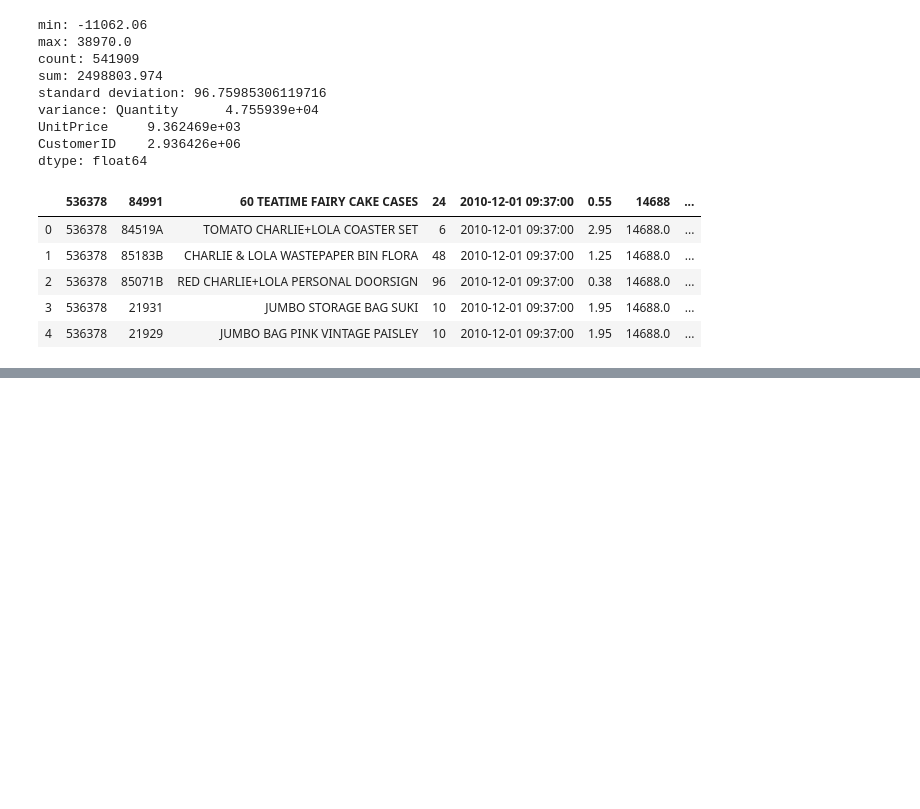
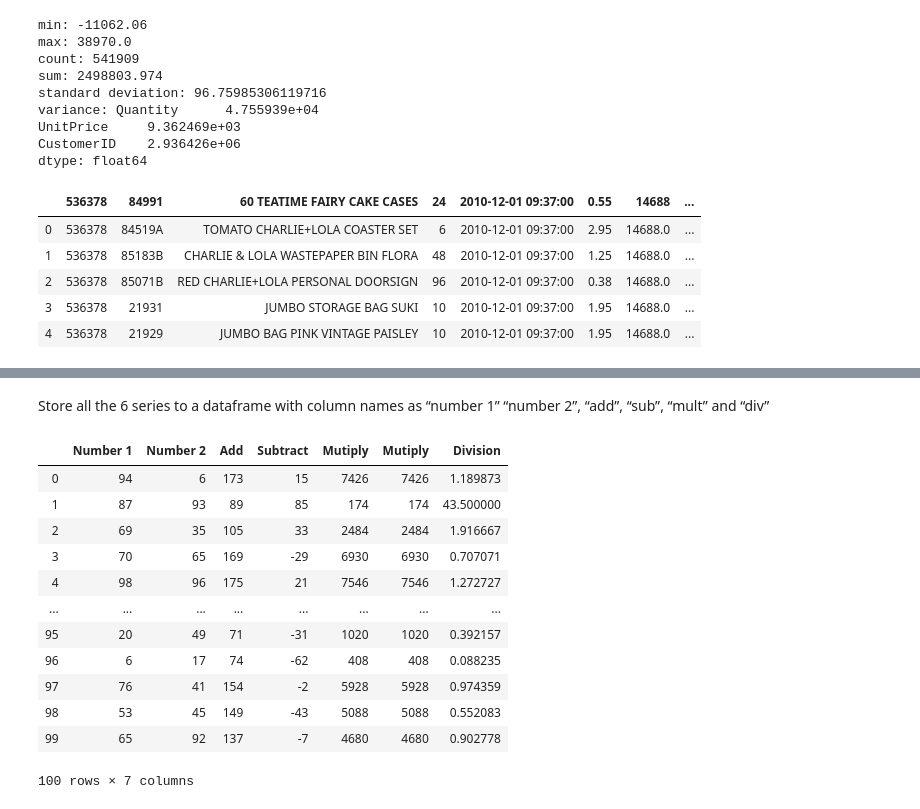
Before and after one commit to manohar2000/Deep-Learning-Labs, a Jupyter notebook: Lab2/Lab2-part1.ipynb, the cells around one changed output, grey strips where cells are left out. Saved outputs shown, nothing was run; the diff lists cells and outputs as text; code cells hidden in the pictures; blank space fills up the shorter version.

```diff
--- a/Lab2/Lab2-part1.ipynb
+++ b/Lab2/Lab2-part1.ipynb
@@ -126,0 +302,3 @@ filter_col.head()
+# %%
+add = pd.DataFrame(np.add(df1,df2).values,columns=["Add"])
+add
@@ -126,0 +319,3 @@ filter_col.head()
+# %%
+subtract = pd.DataFrame(np.subtract(df1,df2).values,columns=["Subtract"])
+add
@@ -126,0 +336,3 @@ filter_col.head()
+# %%
+multiply = pd.DataFrame(np.multiply(df1,df2).values,columns=["Mutiply"])
+multiply.head(10)
@@ -126,0 +351,3 @@ filter_col.head()
+# %%
+div = pd.DataFrame(np.true_divide(df1,df2).values,columns=["Division"])
+div.head(10)
@@ -126,0 +366,19 @@ filter_col.head()
+# %% [markdown]
+Store all the 6 series to a dataframe with column names as “number 1” “number 2”, “add”, “sub”, “mult” and “div”
+# %%
+combined = pd.concat([df1, df2,add,subtract,multiply,multiply,div], axis=1)
+combined
+# %% [output]
+|  | Number 1 | Number 2 | Add | Subtract | Mutiply | Mutiply | Division |
+| 0 | 94 | 6 | 173 | 15 | 7426 | 7426 | 1.189873 |
+| 1 | 87 | 93 | 89 | 85 | 174 | 174 | 43.500000 |
+| 2 | 69 | 35 | 105 | 33 | 2484 | 2484 | 1.916667 |
+| 3 | 70 | 65 | 169 | -29 | 6930 | 6930 | 0.707071 |
+| 4 | 98 | 96 | 175 | 21 | 7546 | 7546 | 1.272727 |
+| ... | ... | ... | ... | ... | ... | ... | ... |
+| 95 | 20 | 49 | 71 | -31 | 1020 | 1020 | 0.392157 |
+| 96 | 6 | 17 | 74 | -62 | 408 | 408 | 0.088235 |
+| 97 | 76 | 41 | 154 | -2 | 5928 | 5928 | 0.974359 |
+| 98 | 53 | 45 | 149 | -43 | 5088 | 5088 | 0.552083 |
+| 99 | 65 | 92 | 137 | -7 | 4680 | 4680 | 0.902778 |
+100 rows × 7 columns
```
Also changed, not shown: parts of 23 cells of this notebook.
